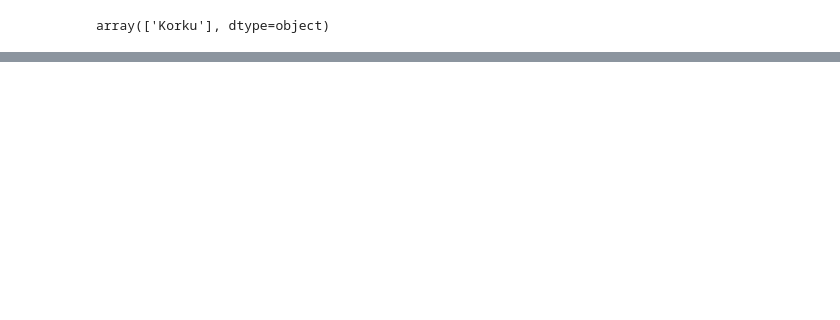
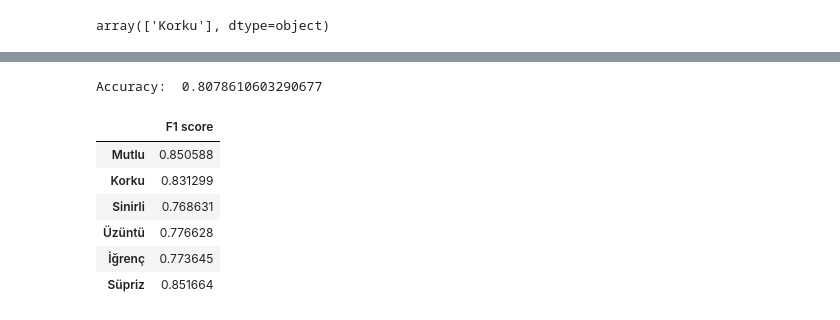
Before and after one commit to Mustimain/AIfinal, a Jupyter notebook: Untitled.ipynb, the cells around one changed output, grey strips where cells are left out. Saved outputs shown, nothing was run; the diff lists cells and outputs as text; code cells hidden in the pictures; blank space fills up the shorter version.

```diff
--- a/Untitled.ipynb
+++ b/Untitled.ipynb
@@ -238,0 +308,23 @@ Accuracy:  0.8076782449725777
+# %%
+#Train the model with the training data
+SVM = train_model(SVC(random_state = 0), X_train, y_train)
+
+#test the model with the test data
+y_pred=SVM.predict(X_test)
+
+#calculate the accuracy
+SVM_accuracy = accuracy_score(y_test, y_pred)
+print('Accuracy: ', SVM_accuracy,'\n')
+
+#calculate the F1 score
+f1_Score = get_F1(SVM,X_test,y_test)
+pd.DataFrame(f1_Score, index=trainDataResult.Emotion.unique(), columns=['F1 score'])
+# %% [output]
+Accuracy:  0.8078610603290677
+|  | F1 score |
+| Mutlu | 0.850588 |
+| Korku | 0.831299 |
+| Sinirli | 0.768631 |
+| Üzüntü | 0.776628 |
+| İğrenç | 0.773645 |
+| Süpriz | 0.851664 |
```
Also changed, not shown: parts of 49 cells of this notebook, 2 other files.
